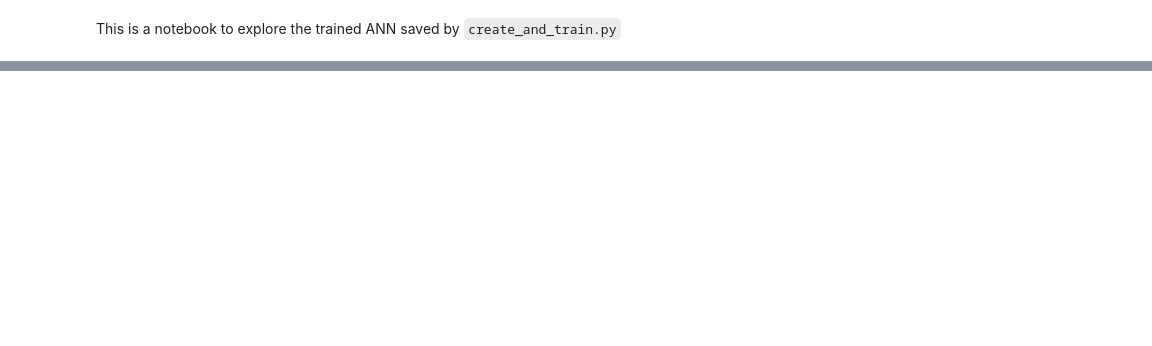
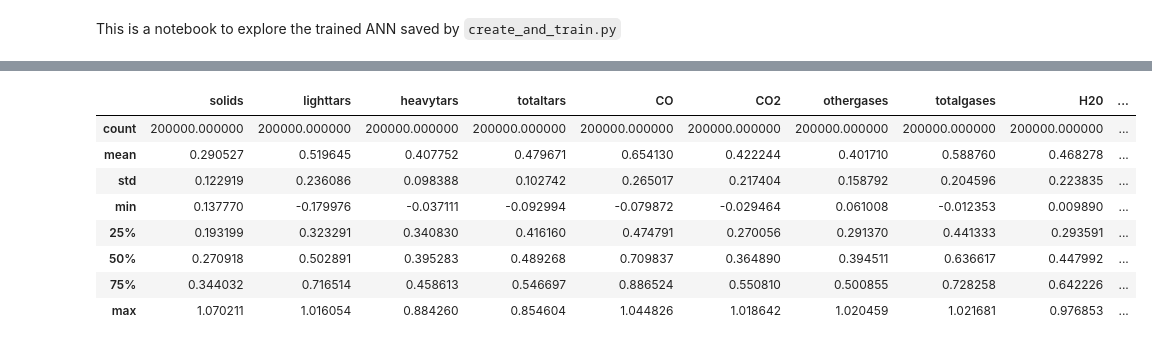
Before and after one commit to houghb/lignet, a Jupyter notebook: explore_net.ipynb, the cells around one changed output, grey strips where cells are left out. Saved outputs shown, nothing was run; the diff lists cells and outputs as text; code cells hidden in the pictures; blank space fills up the shorter version.

```diff
--- a/explore_net.ipynb
+++ b/explore_net.ipynb
@@ -71,0 +141,12 @@ plt.title('Test Set Data')
+# %%
+pd_y_predictions.describe()
+# %% [output]
+|  | solids | lighttars | heavytars | totaltars | CO | CO2 | othergases | totalgases | H20 | ... |
+| count | 200000.000000 | 200000.000000 | 200000.000000 | 200000.000000 | 200000.000000 | 200000.000000 | 200000.000000 | 200000.000000 | 200000.000000 | ... |
+| mean | 0.290527 | 0.519645 | 0.407752 | 0.479671 | 0.654130 | 0.422244 | 0.401710 | 0.588760 | 0.468278 | ... |
+| std | 0.122919 | 0.236086 | 0.098388 | 0.102742 | 0.265017 | 0.217404 | 0.158792 | 0.204596 | 0.223835 | ... |
+| min | 0.137770 | -0.179976 | -0.037111 | -0.092994 | -0.079872 | -0.029464 | 0.061008 | -0.012353 | 0.009890 | ... |
+| 25% | 0.193199 | 0.323291 | 0.340830 | 0.416160 | 0.474791 | 0.270056 | 0.291370 | 0.441333 | 0.293591 | ... |
+| 50% | 0.270918 | 0.502891 | 0.395283 | 0.489268 | 0.709837 | 0.364890 | 0.394511 | 0.636617 | 0.447992 | ... |
+| 75% | 0.344032 | 0.716514 | 0.458613 | 0.546697 | 0.886524 | 0.550810 | 0.500855 | 0.728258 | 0.642226 | ... |
+| max | 1.070211 | 1.016054 | 0.884260 | 0.854604 | 1.044826 | 1.018642 | 1.020459 | 1.021681 | 0.976853 | ... |
```
Also changed, not shown: parts of 13 cells of this notebook.
